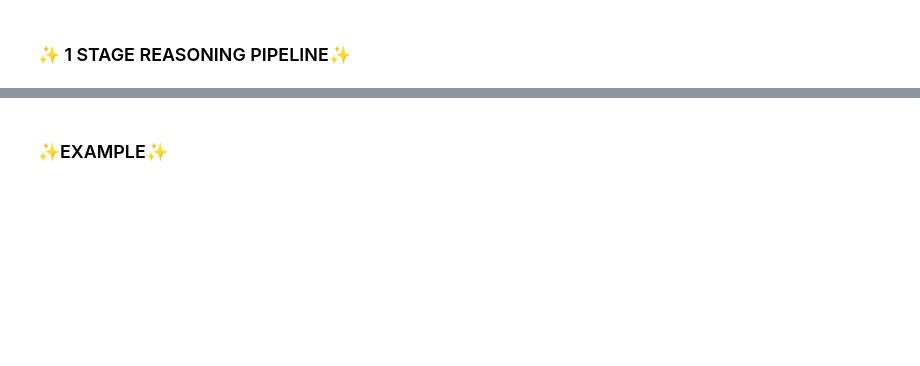
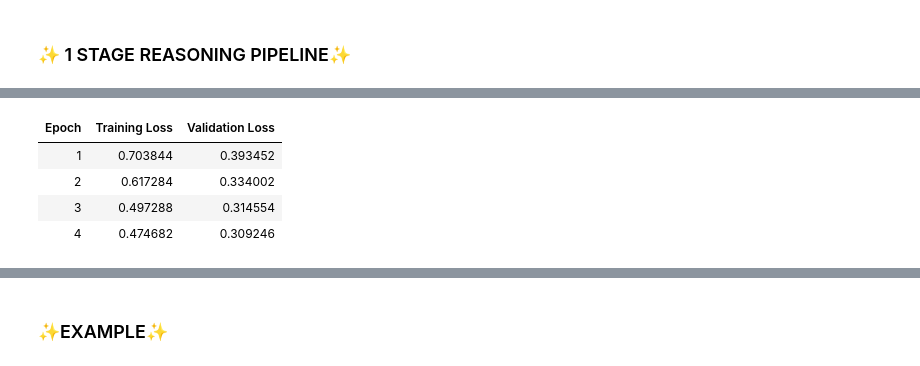
Before and after one commit to Tanbinchy/Explainable_Bangla_Idiom_Misuse_Detection, a Jupyter notebook: THIS_IS_FINAL_MAIN_3_FEATURES_UPDATE_AFTER_DEFENCE.ipynb, the cells around one changed output, grey strips where cells are left out. Drawn from its saved outputs; the diff is of its cells as text; code cells hidden in the pictures; blank space fills up the shorter version.

Commit message:
Improved reasoning

```diff
--- a/THIS_IS_FINAL_MAIN_3_FEATURES_UPDATE_AFTER_DEFENCE.ipynb
+++ b/THIS_IS_FINAL_MAIN_3_FEATURES_UPDATE_AFTER_DEFENCE.ipynb
@@ -871,7 +1769,7 @@ DIRS = [
     "04_features/dl/single",
     "06_results/ml/single",
     "06_results/dl/single",
-    "06_results/transformers/single",z
+    "06_results/transformers/single",
 ]
 
 for d in DIRS:
@@ -6269,0 +6754,91 @@ display(df_good[
+# %%
+class T5ReasonDataset(torch.utils.data.Dataset):
+    def __init__(self, rows, tokenizer, max_src_len, max_tgt_len):
+        self.rows        = rows
+        self.tok         = tokenizer
+        self.max_src_len = max_src_len
+        self.max_tgt_len = max_tgt_len
+
+    def __len__(self):
+        return len(self.rows)
+
+    def __getitem__(self, idx):
+        r   = self.rows[idx]
+        src = str(r["input_text"])
+        tgt = str(r["target_text"])
+        model_inputs = self.tok(src, max_length=self.max_src_len,
+                                truncation=True, padding=False)
+        labels = self.tok(text_target=tgt, max_length=self.max_tgt_len,
+                          truncation=True, padding=False)
+        model_inputs["labels"] = labels["input_ids"]
+        return {k: torch.tensor(v) for k, v in model_inputs.items()}
+
+def train_stage(model, tokenizer, train_rows, val_rows,
+                out_dir, epochs, stage_name):
+    train_ds = T5ReasonDataset(train_rows, tokenizer, MAX_SRC_LEN, MAX_TGT_LEN)
+    val_ds   = T5ReasonDataset(val_rows,   tokenizer, MAX_SRC_LEN, MAX_TGT_LEN)
+
+    args = Seq2SeqTrainingArguments(
+        output_dir                  = os.path.join(out_dir, "runs"),
+        eval_strategy               = "epoch",
+        save_strategy               = "no",
+        load_best_model_at_end      = False,
+        num_train_epochs            = epochs,
+        per_device_train_batch_size = BATCH,
+        per_device_eval_batch_size  = BATCH,
+        learning_rate               = LR,
+        predict_with_generate       = True,
+        logging_steps               = 50,
+        seed                        = SEED,
+        report_to                   = "none",
+    )
+    trainer = Seq2SeqTrainer(
+        model            = model,
+        args             = args,
+        train_dataset    = train_ds,
+        eval_dataset     = val_ds,
+        processing_class = tokenizer,
+        data_collator    = DataCollatorForSeq2Seq(tokenizer=tokenizer, model=model),
+    )
+    trainer.train()
+    train_eval = trainer.evaluate(train_ds)
+    val_eval   = trainer.evaluate(val_ds)
+    model.save_pretrained(os.path.join(out_dir, "model"))
+    tokenizer.save_pretrained(os.path.join(out_dir, "tokenizer"))
+    payload = {
+        "stage":       stage_name,
+        "epochs":      epochs,
+        "MODEL_NAME":  MODEL_NAME,
+        "train_eval":  {k: float(v) for k, v in train_eval.items()},
+        "val_eval":    {k: float(v) for k, v in val_eval.items()},
+        "MAX_SRC_LEN": MAX_SRC_LEN,
+        "MAX_TGT_LEN": MAX_TGT_LEN,
+        "BATCH":       BATCH,
+        "LR":          LR,
+    }
+    with open(os.path.join(out_dir, "metrics.json"), "w") as f:
+        json.dump(payload, f, indent=2)
+    print(f"\n✅ [{stage_name}] saved → {out_dir}")
+    print(f"   train_loss: {train_eval.get('eval_loss','N/A'):.4f}  "
+          f"val_loss: {val_eval.get('eval_loss','N/A'):.4f}")
+    return model
+
+g_train = read_jsonl(os.path.join(GOLD_DIR, "train.jsonl"))
+g_val   = read_jsonl(os.path.join(GOLD_DIR, "val.jsonl"))
+print(f"Gold train: {len(g_train)} | Gold val: {len(g_val)}")
+for split, rows in [("train", g_train), ("val", g_val)]:
+    pos = sum(1 for r in rows if r["s_label"] == 1)
+    neg = sum(1 for r in rows if r["s_label"] == 0)
+    print(f"  [{split}] s_label=1: {pos}  s_label=0: {neg}")
+
+tokenizer = AutoTokenizer.from_pretrained(MODEL_NAME)
+model     = AutoModelForSeq2SeqLM.from_pretrained(MODEL_NAME)
+
+print("\n" + "="*60)
+print("SINGLE-STAGE — Gold-only fine-tune (4 epochs)")
+print("="*60)
+model = train_stage(model, tokenizer,
+                    g_train, g_val,
+                    OUT_SINGLE, EPOCHS_SINGLE, "single_stage_gold_v2")
+print("\n✅ Single-stage training complete  →", OUT_SINGLE)
+# %% [output]
@@ -6269,0 +6860,5 @@ display(df_good[
+| Epoch | Training Loss | Validation Loss |
+| 1 | 0.703844 | 0.393452 |
+| 2 | 0.617284 | 0.334002 |
+| 3 | 0.497288 | 0.314554 |
+| 4 | 0.474682 | 0.309246 |
```
Also changed, not shown: parts of 75 cells of this notebook.
